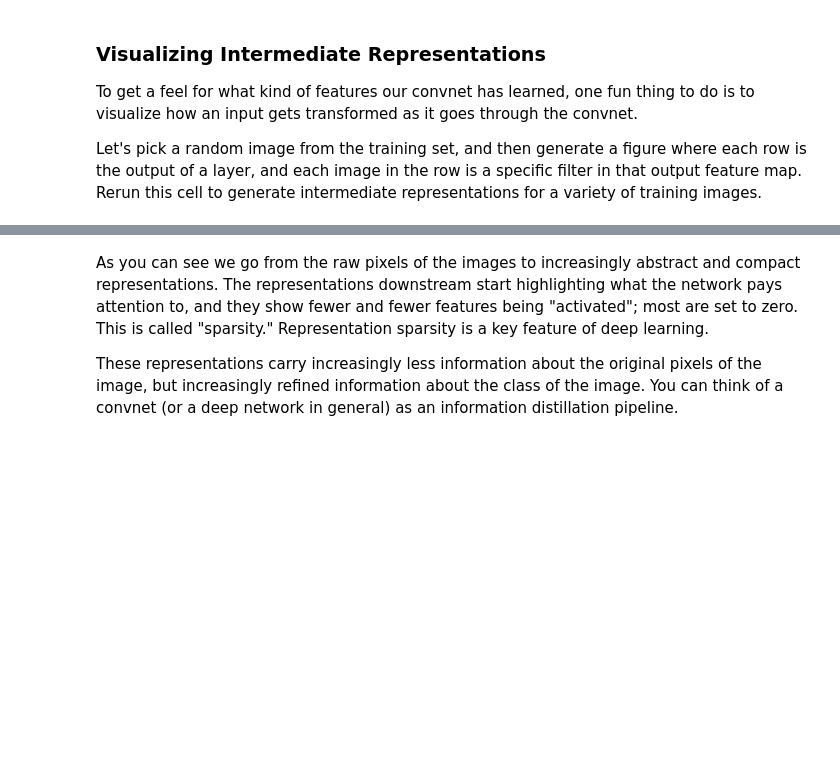
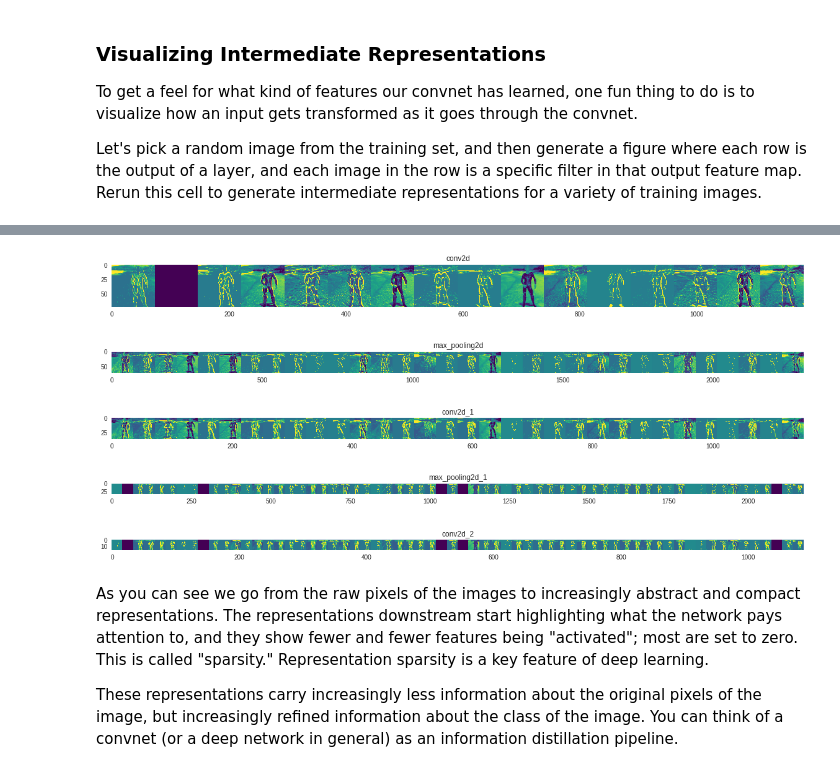
Before and after one commit to hfoffani/00MLplayground, a Jupyter notebook: Course_1_Part_8_Lesson_4_Notebook.ipynb, the cells around one changed output, grey strips where cells are left out. Drawn from its saved outputs; the diff is of its cells as text; code cells hidden in the pictures; blank space fills up the shorter version.

```diff
--- a/Course_1_Part_8_Lesson_4_Notebook.ipynb
+++ b/Course_1_Part_8_Lesson_4_Notebook.ipynb
@@ -238,3 +253,15 @@ for fn in uploaded.keys():
 To get a feel for what kind of features our convnet has learned, one fun thing to do is to visualize how an input gets transformed as it goes through the convnet.
 
 Let's pick a random image from the training set, and then generate a figure where each row is the output of a layer, and each image in the row is a specific filter in that output feature map. Rerun this cell to generate intermediate representations for a variety of training images.
+# %%
+train_horse_names = os.listdir(train_horse_dir)
+print(train_horse_names[:10])
+
+train_human_names = os.listdir(train_human_dir)
+print(train_human_names[:10])
+
+validation_horse_hames = os.listdir(validation_horse_dir)
+print(validation_horse_hames[:10])
+
+validation_human_names = os.listdir(validation_human_dir)
+print(validation_human_names[:10])
@@ -241,4 +273,9 @@ Let's pick a random image from the training set, and then generate a figure wher
 # %%
+%matplotlib inline
+
+import matplotlib.pyplot as plt
+import matplotlib.image as mpimg
+
 import numpy as np
 import random
 from tensorflow.keras.preprocessing.image import img_to_array, load_img
@@ -254,7 +291,7 @@ horse_img_files = [os.path.join(train_horse_dir, f) for f in train_horse_names]
 human_img_files = [os.path.join(train_human_dir, f) for f in train_human_names]
 img_path = random.choice(horse_img_files + human_img_files)
 
-img = load_img(img_path, target_size=(300, 300))  # this is a PIL image
+img = load_img(img_path, target_size=(150, 150))  # this is a PIL image
 x = img_to_array(img)  # Numpy array with shape (150, 150, 3)
 x = x.reshape((1,) + x.shape)  # Numpy array with shape (1, 150, 150, 3)
 
@@ -266,33 +303,39 @@ x /= 255
 successive_feature_maps = visualization_model.predict(x)
 
 # These are the names of the layers, so can have them as part of our plot
 layer_names = [layer.name for layer in model.layers]
 
 # Now let's display our representations
 for layer_name, feature_map in zip(layer_names, successive_feature_maps):
   if len(feature_map.shape) == 4:
     # Just do this for the conv / maxpool layers, not the fully-connected layers
     n_features = feature_map.shape[-1]  # number of features in feature map
     # The feature map has shape (1, size, size, n_features)
     size = feature_map.shape[1]
     # We will tile our images in this matrix
     display_grid = np.zeros((size, size * n_features))
     for i in range(n_features):
       # Postprocess the feature to make it visually palatable
       x = feature_map[0, :, :, i]
       x -= x.mean()
       x /= x.std()
       x *= 64
       x += 128
       x = np.clip(x, 0, 255).astype('uint8')
       # We'll tile each filter into this big horizontal grid
       display_grid[:, i * size : (i + 1) * size] = x
     # Display the grid
     scale = 20. / n_features
     plt.figure(figsize=(scale * n_features, scale))
     plt.title(layer_name)
     plt.grid(False)
     plt.imshow(display_grid, aspect='auto', cmap='viridis')
+# %% [output]
+[figure, added]
+[figure, added]
+[figure, added]
+[figure, added]
+[figure, added]
 # %% [markdown]
 As you can see we go from the raw pixels of the images to increasingly abstract and compact representations. The representations downstream start highlighting what the network pays attention to, and they show fewer and fewer features being "activated"; most are set to zero. This is called "sparsity." Representation sparsity is a key feature of deep learning.
 
```
Also changed, not shown: parts of 2 cells of this notebook.
